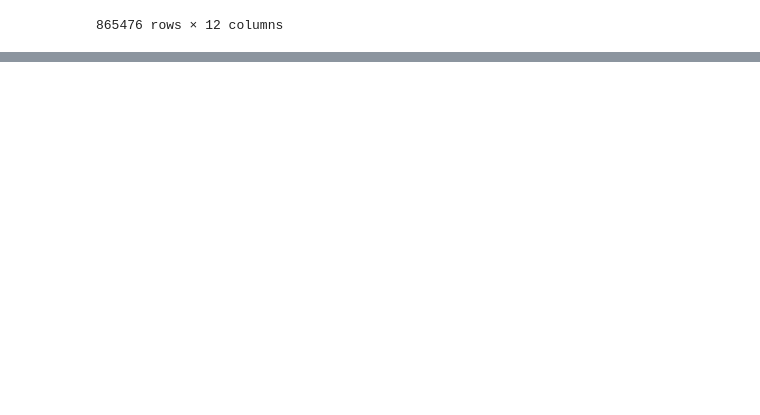
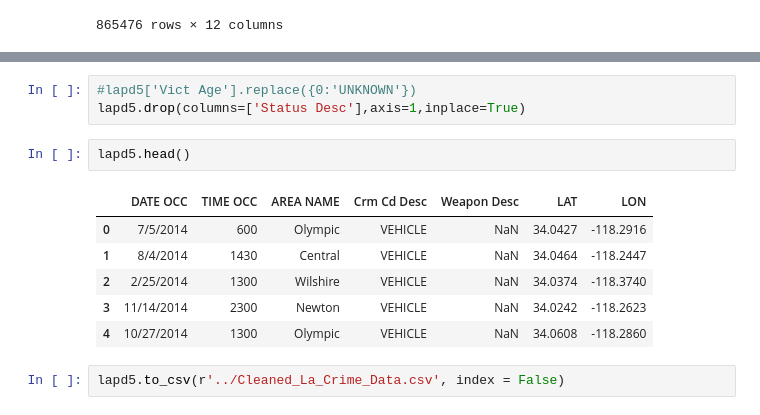
Before and after one commit to markmessick/nyc-crime-analysis, a Jupyter notebook: Data_analysis_zw.ipynb, the cells around one changed output, grey strips where cells are left out. Saved outputs shown, nothing was run; the diff lists cells and outputs as text; blank space fills up the shorter version.

```diff
--- a/Data_analysis_zw.ipynb
+++ b/Data_analysis_zw.ipynb
@@ -139,0 +174,14 @@ lapd4.to_csv(r'../crime_data/La_Cleaning.csv', index = False)
+# %%
+#lapd5['Vict Age'].replace({0:'UNKNOWN'})
+lapd5.drop(columns=['Status Desc'],axis=1,inplace=True)
+# %%
+lapd5.head()
+# %% [output]
+|  | DATE OCC | TIME OCC | AREA NAME | Crm Cd Desc | Weapon Desc | LAT | LON |
+| 0 | 7/5/2014 | 600 | Olympic | VEHICLE | NaN | 34.0427 | -118.2916 |
+| 1 | 8/4/2014 | 1430 | Central | VEHICLE | NaN | 34.0464 | -118.2447 |
+| 2 | 2/25/2014 | 1300 | Wilshire | VEHICLE | NaN | 34.0374 | -118.3740 |
+| 3 | 11/14/2014 | 2300 | Newton | VEHICLE | NaN | 34.0242 | -118.2623 |
+| 4 | 10/27/2014 | 1300 | Olympic | VEHICLE | NaN | 34.0608 | -118.2860 |
+# %%
+lapd5.to_csv(r'../Cleaned_La_Crime_Data.csv', index = False)
```
Also changed, not shown: parts of 5 cells of this notebook.
